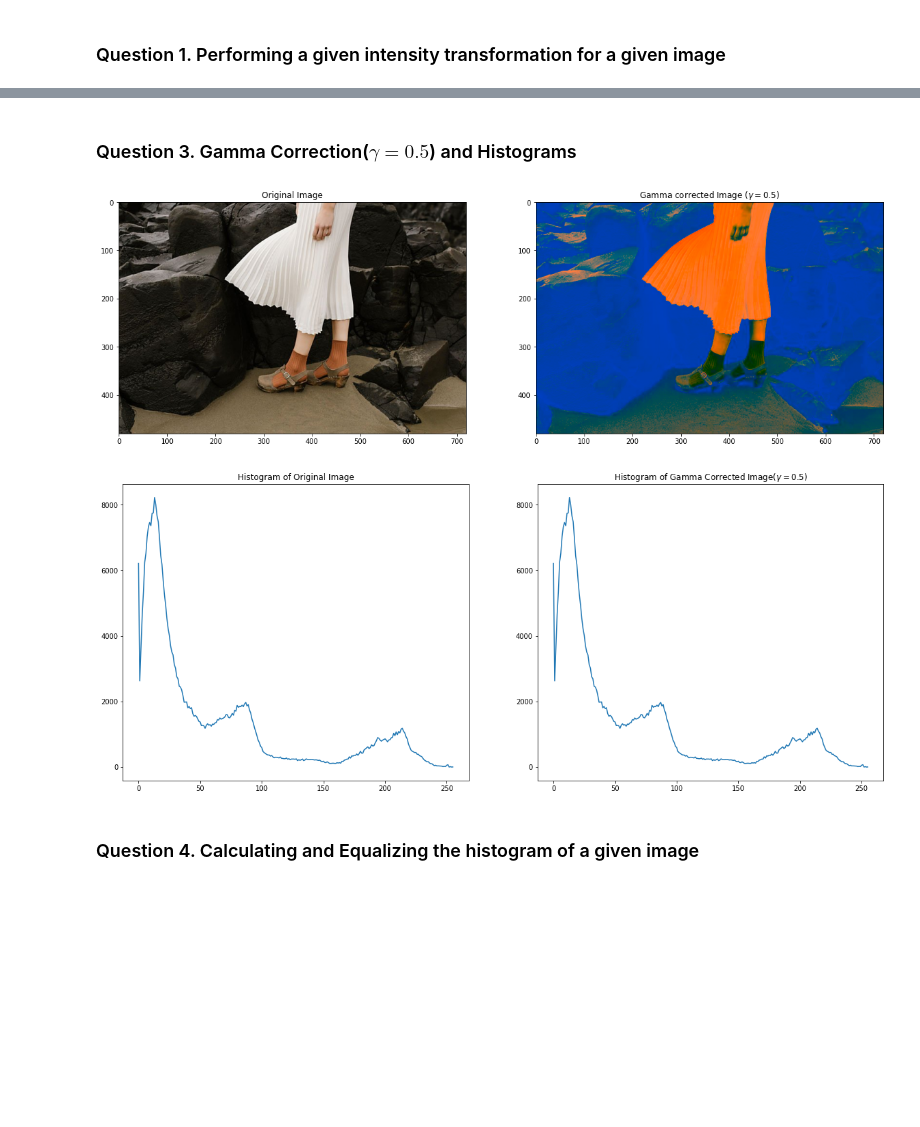
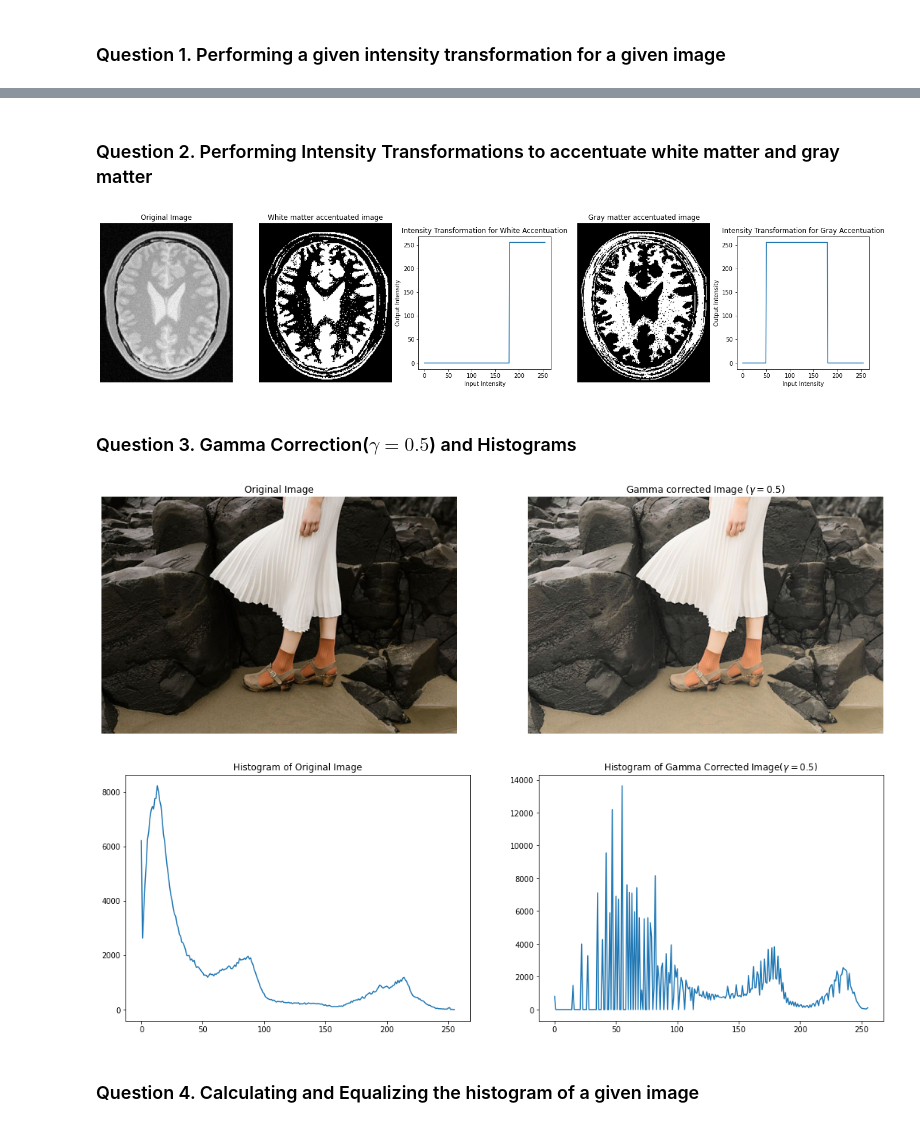
Before and after one commit to K-Thanushan/EN2550-Fundamentals-of-Image-Processing-and-Machine-Vision, a Jupyter notebook: Assignments/Assignment1/EN2550_Assignment1_190621M.ipynb, the cells around one changed output, grey strips where cells are left out. Saved outputs shown, nothing was run; the diff lists cells and outputs as text; code cells hidden in the pictures; blank space fills up the shorter version.

Commit message:
Corrected question 2 and 3 in assignment 1 and completed exercise 3

```diff
--- a/Assignments/Assignment1/EN2550_Assignment1_190621M.ipynb
+++ b/Assignments/Assignment1/EN2550_Assignment1_190621M.ipynb
@@ -46,3 +48,54 @@ plt.show()
+# %% [markdown]
+### Question 2. Performing Intensity Transformations to accentuate white matter and gray matter
+# %%
+#Question 2
+import numpy as np
+import cv2 as cv
+import matplotlib.pyplot as plt
+
+#Reading the given image
+Original_image = cv.imread(r'brain_proton_density_slice.png')
+assert Original_image is not None
+
+#Transforming the image
+#White accentuation
+t1 = np.linspace(0, 0, 180)
+t2 = np.linspace(255, 255, 76)
+transform_1 = np.concatenate((t1, t2), axis = 0).astype(np.uint8)
+Transformed_image_white = cv.LUT(Original_image,transform_1)
+
+#Gray accentuation
+t1 = np.linspace(0, 0, 50)
+t2 = np.linspace(255, 255, 130)
+t3 = np.linspace(0, 0, 76)
+transform_2 = np.concatenate((t1, t2, t3), axis = 0).astype(np.uint8)
+Transformed_image_gray = cv.LUT(Original_image,transform_2)
+
+#Plotting the Images
+Image_plot = cv.cvtColor(Original_image, cv.COLOR_BGR2RGB)
+fig, ax = plt.subplots(1, 5, figsize = (24,6))
+ax[0].imshow(Image_plot)
+ax[0].set_title('Original Image')
+ax[0].axis('off')
+ax[1].imshow(Transformed_image_white)
+ax[1].set_title("White matter accentuated image")
+ax[1].axis('off')
+ax[2].plot(transform_1)
+ax[2].set_title('Intensity Transformation for White Accentuation')
+ax[2].set_xlabel('Input Intensity')
+ax[2].set_ylabel('Output Intensity')
+ax[2].set_aspect('equal')
+ax[3].imshow(Transformed_image_gray)
+ax[3].set_title("Gray matter accentuated image")
+ax[3].axis('off')
+ax[4].plot(transform_2)
+ax[4].set_title('Intensity Transformation for Gray Accentuation')
+ax[4].set_xlabel('Input Intensity')
+ax[4].set_ylabel('Output Intensity')
+ax[4].set_aspect('equal')
+plt.show()
+# %% [output]
+[figure, added]
 # %% [markdown]
 ### Question 3. Gamma Correction($\gamma = 0.5$) and Histograms
 # %%
@@ -55,42 +108,42 @@ import matplotlib.pyplot as plt
 Original_image = cv.imread(r'highlights_and_shadows.jpg')
 assert Original_image is not None
 
-
 #Performing gamma correction
 Gamma = 0.5
 Lab = cv.cvtColor(Original_image, cv.COLOR_BGR2Lab)
 t = np.array([(p/255)**Gamma*255 for p in range(0,256)]).astype(np.uint8)
-g = cv.LUT(Lab[0],t)
-New_image = Original_image
-New_image[0] = g
+g = cv.LUT(Lab[:,:,0],t)
+New_image = Lab
+New_image[:,:,0] = g
 assert New_image is not None
 
 #Plotting the Images
 Image_plot = cv.cvtColor(Original_image, cv.COLOR_BGR2RGB)
-fig, ax = plt.subplots(1, 2, figsize = (20,8))
+fig, ax = plt.subplots(1, 2, figsize = (18,6))
 ax[0].imshow(Image_plot)
 ax[0].set_title('Original Image')
+ax[0].axis('off')
 
 Image_plot2= cv.cvtColor(New_image, cv.COLOR_Lab2RGB)
-#fig, ax = plt.subplots()
 ax[1].imshow(Image_plot2)
 ax[1].set_title("Gamma corrected Image ($\gamma = 0.5$)")
+ax[1].axis('off')
 plt.show()
 
 #Calculating the histograms of the images
 Original_image_histogram = cv.calcHist([Original_image], [0], None, [256], [0,256])
 Changed_image_histogram = cv.calcHist([New_image], [0], None, [256], [0,256])
 
 #Plotting the histograms
-fig, ax = plt.subplots(1, 2, figsize = (20,8))
+fig, ax = plt.subplots(1, 2, figsize = (18,6))
 ax[0].plot(Original_image_histogram)
 ax[0].set_title('Histogram of Original Image')
 ax[1].plot(Changed_image_histogram)
 ax[1].set_title('Histogram of Gamma Corrected Image($\gamma = 0.5$)')
 plt.show()
 # %% [output]
-[figure, old version]
+[figure, new version]
-[figure, old version]
+[figure, new version]
 # %% [markdown]
 ### Question 4. Calculating and Equalizing the histogram of a given image
 # %%
```
Also changed, not shown: parts of 8 cells of this notebook, 13 other files.
